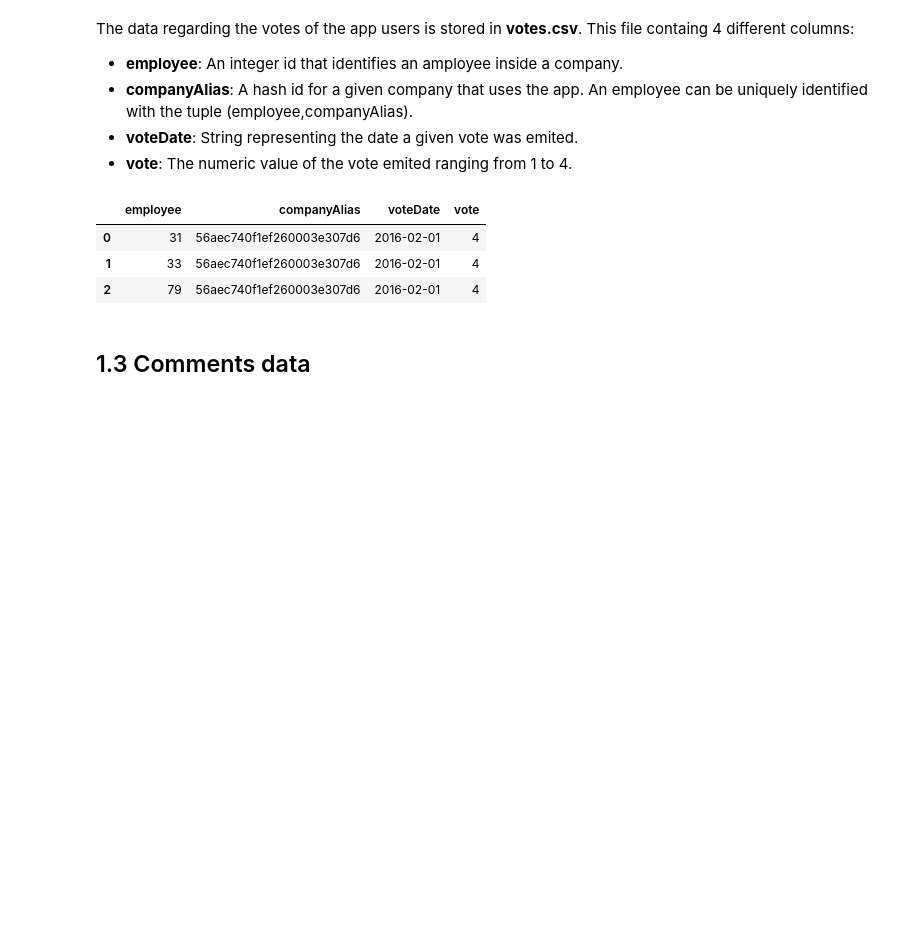
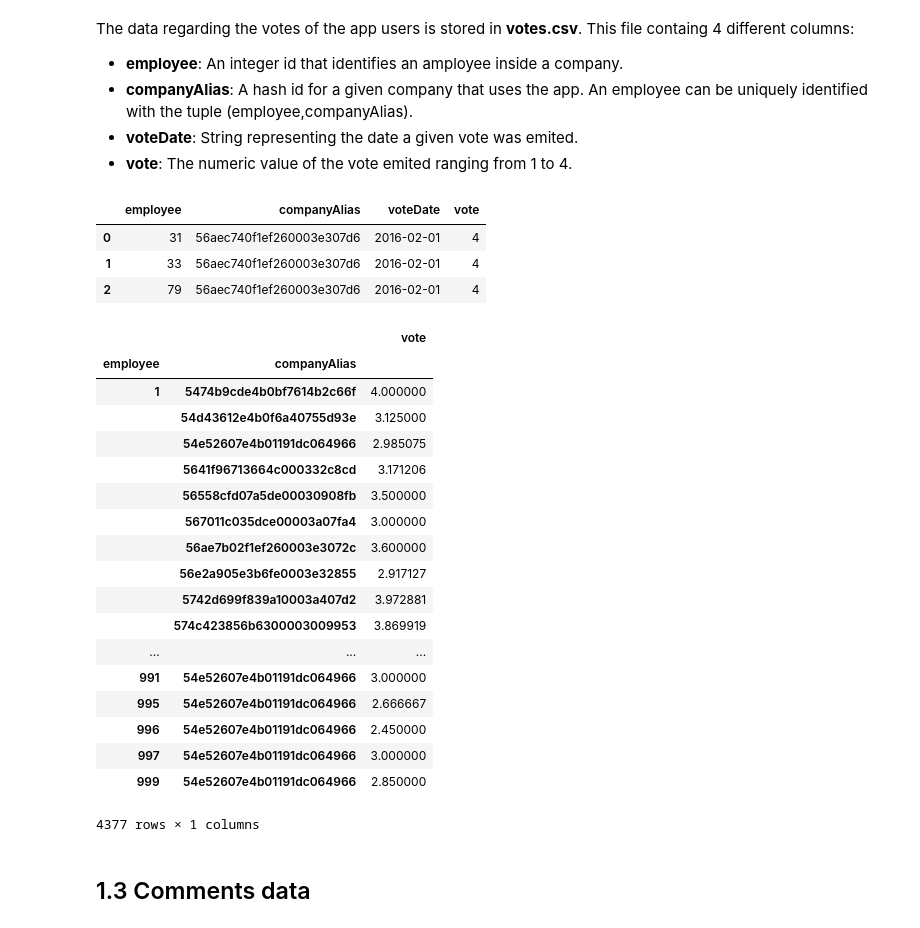
Before and after one commit to Guillemdb/Happiness-inside-a-job-PyDataBcn17, a Jupyter notebook: 1 - Introduction and database cleaning.ipynb, the cells around one changed output. Drawn from its saved outputs; the diff is of its cells as text; code cells hidden in the pictures; blank space fills up the shorter version.

```diff
--- a/1 - Introduction and database cleaning.ipynb
+++ b/1 - Introduction and database cleaning.ipynb
@@ -32,6 +32,28 @@ votes.head(3)
 | 0 | 31 | 56aec740f1ef260003e307d6 | 2016-02-01 | 4 |
 | 1 | 33 | 56aec740f1ef260003e307d6 | 2016-02-01 | 4 |
 | 2 | 79 | 56aec740f1ef260003e307d6 | 2016-02-01 | 4 |
+# %%
+votes.groupby(['employee','companyAlias']).mean()
+# %% [output]
+|  |  | vote |
+| employee | companyAlias |  |
+| 1 | 5474b9cde4b0bf7614b2c66f | 4.000000 |
+|  | 54d43612e4b0f6a40755d93e | 3.125000 |
+|  | 54e52607e4b01191dc064966 | 2.985075 |
+|  | 5641f96713664c000332c8cd | 3.171206 |
+|  | 56558cfd07a5de00030908fb | 3.500000 |
+|  | 567011c035dce00003a07fa4 | 3.000000 |
+|  | 56ae7b02f1ef260003e3072c | 3.600000 |
+|  | 56e2a905e3b6fe0003e32855 | 2.917127 |
+|  | 5742d699f839a10003a407d2 | 3.972881 |
+|  | 574c423856b6300003009953 | 3.869919 |
+| ... | ... | ... |
+| 991 | 54e52607e4b01191dc064966 | 3.000000 |
+| 995 | 54e52607e4b01191dc064966 | 2.666667 |
+| 996 | 54e52607e4b01191dc064966 | 2.450000 |
+| 997 | 54e52607e4b01191dc064966 | 3.000000 |
+| 999 | 54e52607e4b01191dc064966 | 2.850000 |
+4377 rows × 1 columns
 # %% [markdown]
 ## 1.3 Comments data
 # %% [markdown]
```
Also changed, not shown: parts of 5 cells of this notebook, 35 other files.
